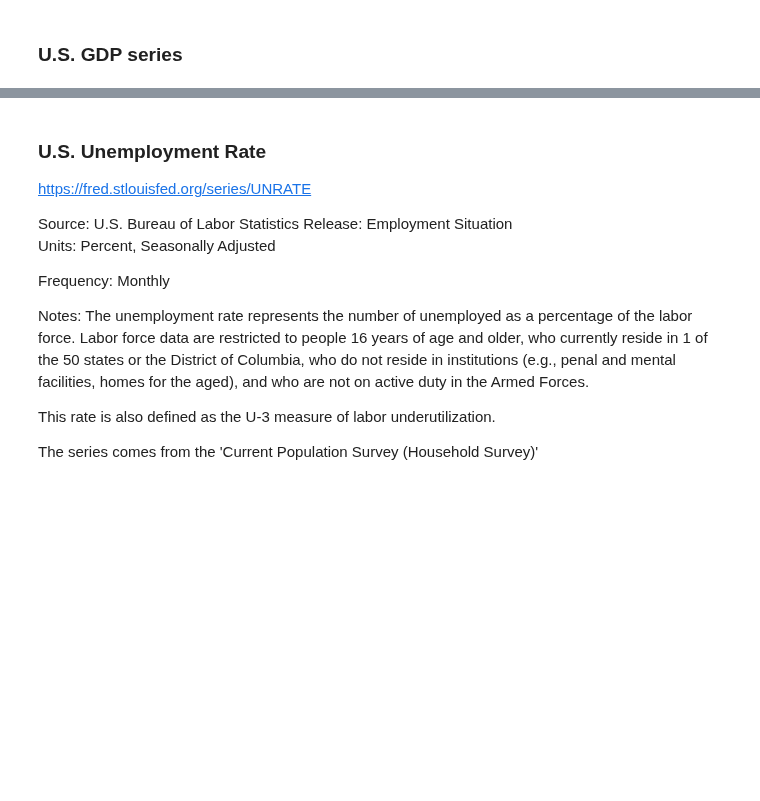
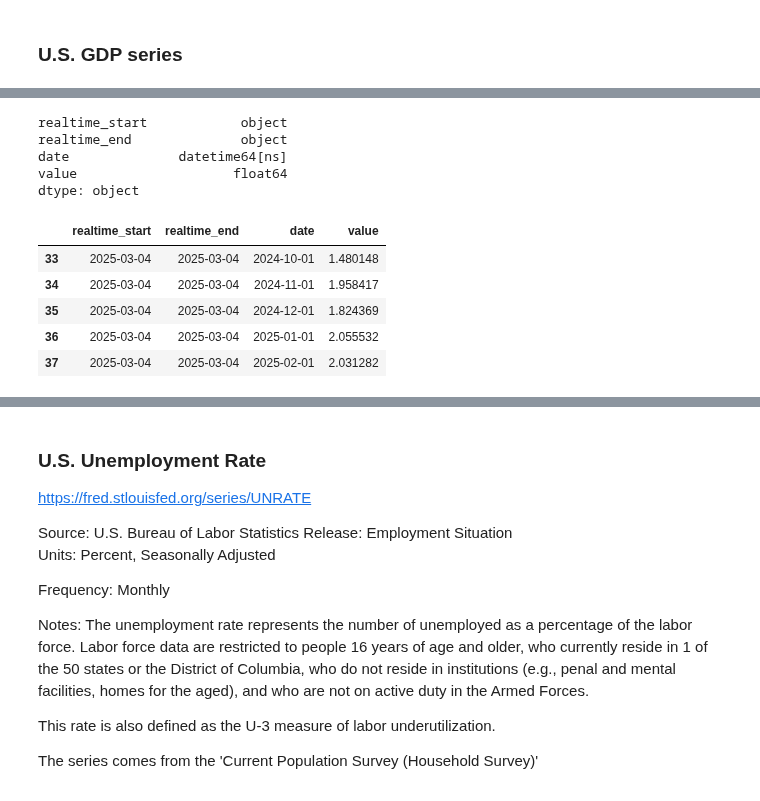
Before and after one commit to mongodb-industry-solutions/leafy-bank-backend-capitalmarkets-loaders, a Jupyter notebook: notebooks/data_exploration/extract_macroeconomics_pyfredapi.ipynb, the cells around one changed output, grey strips where cells are left out. Cells and saved outputs as stored; diff of their text form; code cells hidden in the pictures; blank space fills up the shorter version.

```diff
--- a/notebooks/data_exploration/extract_macroeconomics_pyfredapi.ipynb
+++ b/notebooks/data_exploration/extract_macroeconomics_pyfredapi.ipynb
@@ -228,0 +234,19 @@ Detailed Report." (https://www.bls.gov/cpi/) 2013.  \r\nHandbook of Methods
+# %%
+real_interest_rate_df = pf.get_series(series_id="REAINTRATREARAT10Y", **extra_parameters)
+# %%
+real_interest_rate_df.dtypes
+# %% [output]
+realtime_start            object
+realtime_end              object
+date              datetime64[ns]
+value                    float64
+dtype: object
+# %%
+real_interest_rate_df.tail(5)
+# %% [output]
+|  | realtime_start | realtime_end | date | value |
+| 33 | 2025-03-04 | 2025-03-04 | 2024-10-01 | 1.480148 |
+| 34 | 2025-03-04 | 2025-03-04 | 2024-11-01 | 1.958417 |
+| 35 | 2025-03-04 | 2025-03-04 | 2024-12-01 | 1.824369 |
+| 36 | 2025-03-04 | 2025-03-04 | 2025-01-01 | 2.055532 |
+| 37 | 2025-03-04 | 2025-03-04 | 2025-02-01 | 2.031282 |
```
Also changed, not shown: parts of 37 cells of this notebook, 24 other files.
